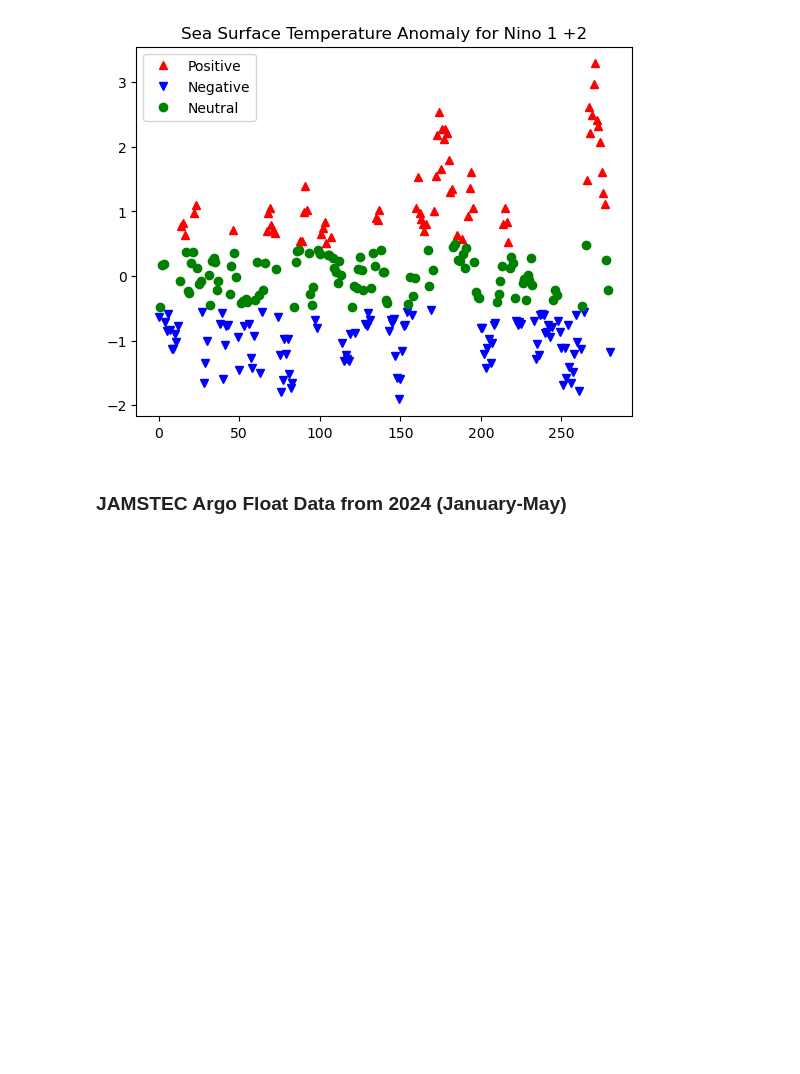
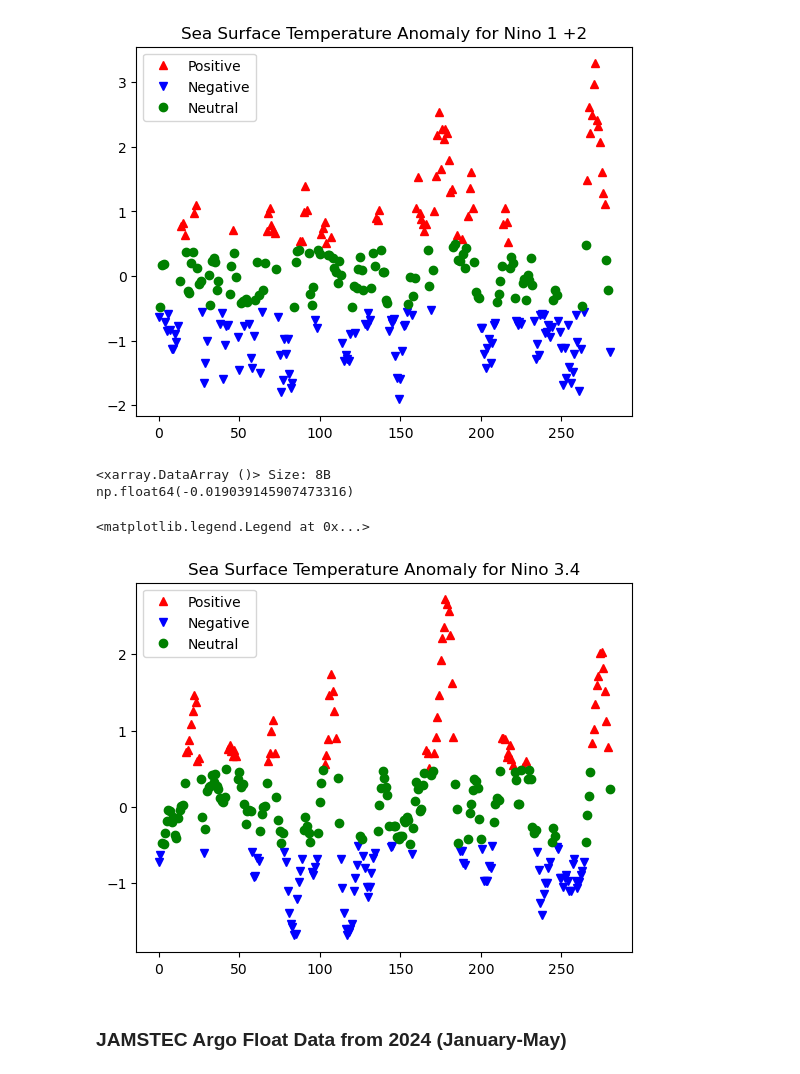
Before and after one commit to jwill96/clim680_project, a Jupyter notebook: CLIM 680_project.ipynb, the cells around one changed output. Drawn from its saved outputs; the diff is of its cells as text; code cells hidden in the pictures; blank space fills up the shorter version.

```diff
--- a/CLIM 680_project.ipynb
+++ b/CLIM 680_project.ipynb
@@ -127,3 +114,30 @@ plt.legend()
+# %%
+# Create the xarray DataArray
+da_nino34 = xr.DataArray(ds['Nino3.4_anom'].values, dims=['index'])
+
+# Assign coordinates
+da_nino34 = da_nino34.assign_coords(index=np.arange(len(ds)))
+
+#print(da_nino34)
+# %%
+mean = da_nino34.mean()
+mean
+# %% [output]
+<xarray.DataArray ()> Size: 8B
+np.float64(-0.019039145907473316)
+# %%
+positive2=da_nino34.where(da_nino34>0.5)
+negative2=da_nino34.where(da_nino34<-0.5)
+neutral2=da_nino34.where((da_nino34>-0.5) & (da_nino34<0.5))
+# %%
+plt.plot(positive2, marker = '^', color = 'red', linestyle = 'none', label = 'Positive')
+plt.plot(negative2,'bv', label = 'Negative')
+plt.plot(neutral2,'go', label = 'Neutral')
+plt.title('Sea Surface Temperature Anomaly for Nino 3.4')
+plt.legend()
+# %% [output]
+<matplotlib.legend.Legend at 0x...>
+[figure, added]
 # %% [markdown]
 ### JAMSTEC Argo Float Data from 2024 (January-May)
 # %%
```
Also changed, not shown: parts of 5 cells of this notebook.
